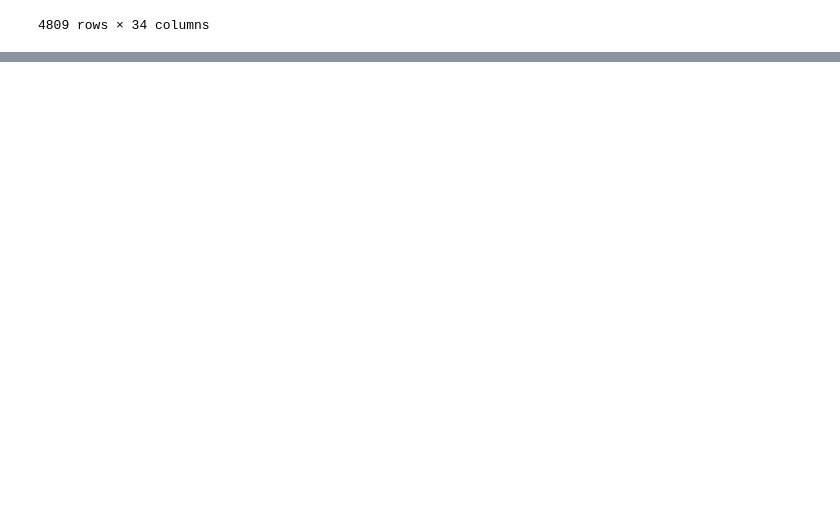
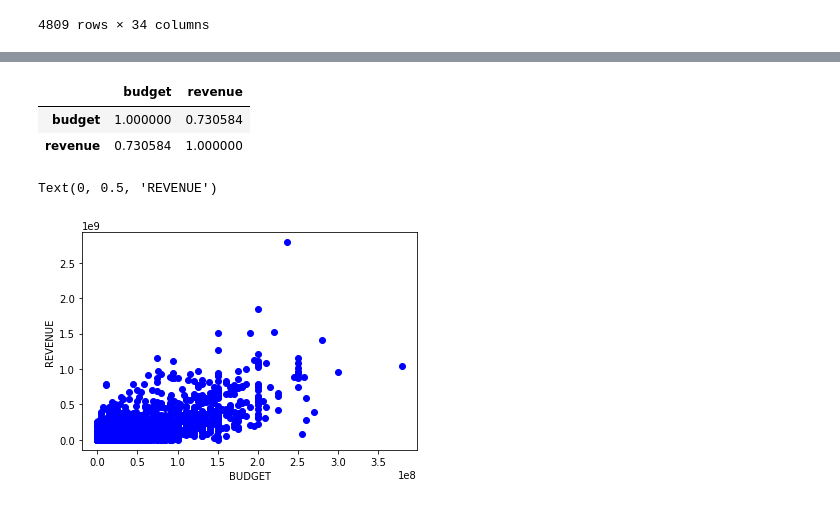
Before and after one commit to m-zurita/Project-1, a Jupyter notebook: Proyecto.ipynb, the cells around one changed output, grey strips where cells are left out. Drawn from its saved outputs; the diff is of its cells as text; code cells hidden in the pictures; blank space fills up the shorter version.

```diff
--- a/Proyecto.ipynb
+++ b/Proyecto.ipynb
@@ -336,0 +511,13 @@ organized_movies_df.head()
+# %%
+correlacion2.corr(method = 'pearson')
+# %% [output]
+|  | budget | revenue |
+| budget | 1.000000 | 0.730584 |
+| revenue | 0.730584 | 1.000000 |
+# %%
+plt.plot(dfcalc['Budget'],dfcalc['Revenue'], "bo")
+plt.xlabel('BUDGET')
+plt.ylabel('REVENUE')
+# %% [output]
+Text(0, 0.5, 'REVENUE')
+[figure, added]
```
Also changed, not shown: parts of 18 cells of this notebook.
